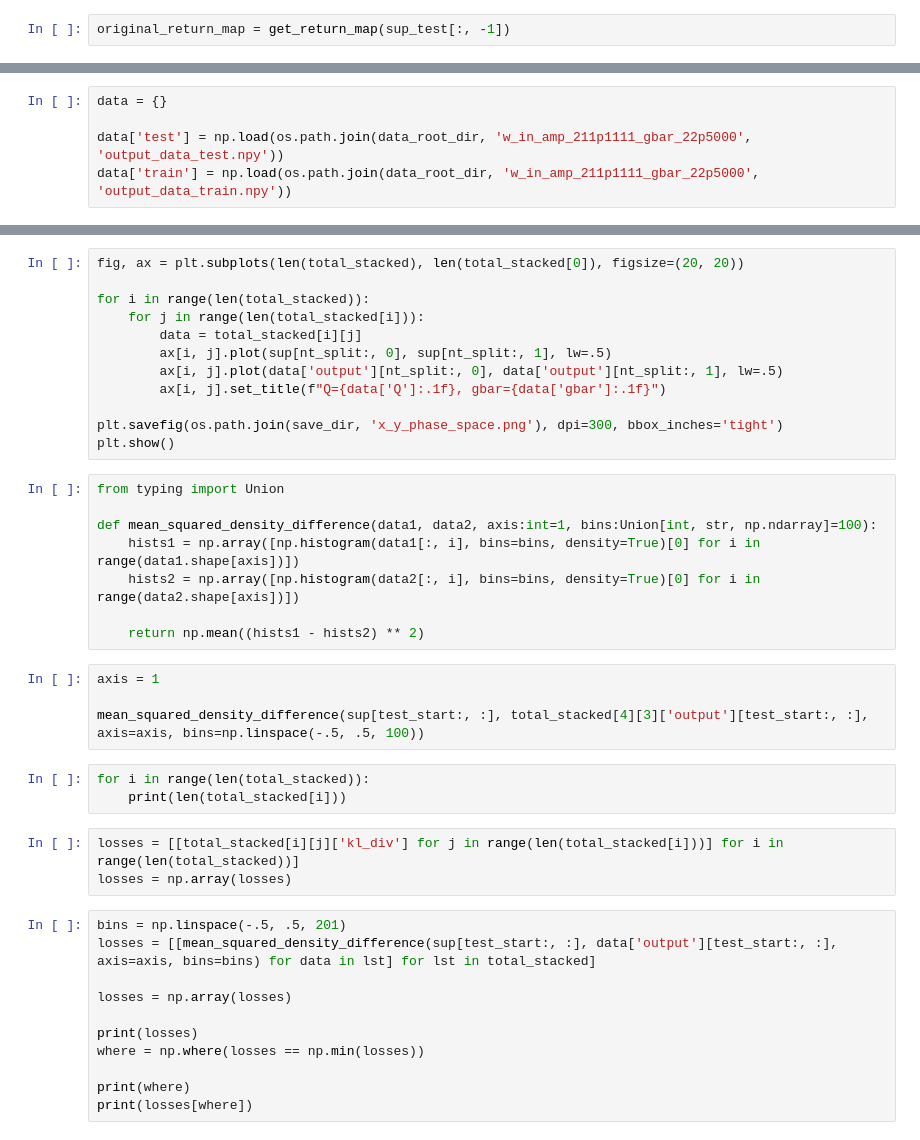
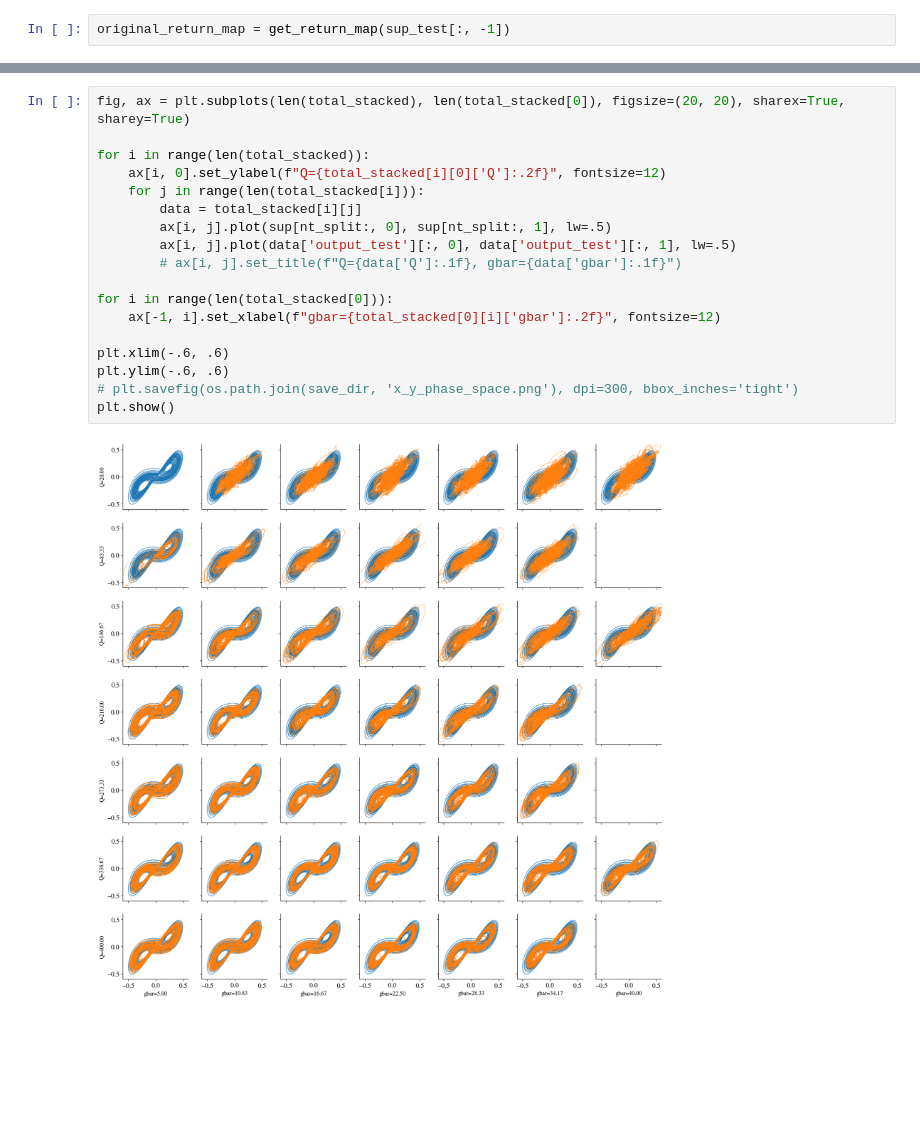
Before and after one commit to themahani/ml_force_research, a Jupyter notebook: hpc/visualize_data.ipynb, the cells around one changed output, grey strips where cells are left out. Saved outputs shown, nothing was run; the diff lists cells and outputs as text; blank space fills up the shorter version.

```diff
--- a/hpc/visualize_data.ipynb
+++ b/hpc/visualize_data.ipynb
@@ -253,5 +270,0 @@ ValueError: setting an array element with a sequence. The requested array has an
-# %%
-data = {}
-
-data['test'] = np.load(os.path.join(data_root_dir, 'w_in_amp_211p1111_gbar_22p5000', 'output_data_test.npy'))
-data['train'] = np.load(os.path.join(data_root_dir, 'w_in_amp_211p1111_gbar_22p5000', 'output_data_train.npy'))
@@ -263,41 +315,20 @@ plt.show()
 # %%
-fig, ax = plt.subplots(len(total_stacked), len(total_stacked[0]), figsize=(20, 20))
+fig, ax = plt.subplots(len(total_stacked), len(total_stacked[0]), figsize=(20, 20), sharex=True, sharey=True)
 
 for i in range(len(total_stacked)):
+    ax[i, 0].set_ylabel(f"Q={total_stacked[i][0]['Q']:.2f}", fontsize=12)
     for j in range(len(total_stacked[i])):
         data = total_stacked[i][j]
         ax[i, j].plot(sup[nt_split:, 0], sup[nt_split:, 1], lw=.5)
-        ax[i, j].plot(data['output'][nt_split:, 0], data['output'][nt_split:, 1], lw=.5)
-        ax[i, j].set_title(f"Q={data['Q']:.1f}, gbar={data['gbar']:.1f}")
+        ax[i, j].plot(data['output_test'][:, 0], data['output_test'][:, 1], lw=.5)
+        # ax[i, j].set_title(f"Q={data['Q']:.1f}, gbar={data['gbar']:.1f}")
 
-plt.savefig(os.path.join(save_dir, 'x_y_phase_space.png'), dpi=300, bbox_inches='tight')
+for i in range(len(total_stacked[0])):
+    ax[-1, i].set_xlabel(f"gbar={total_stacked[0][i]['gbar']:.2f}", fontsize=12)
+
+plt.xlim(-.6, .6)
+plt.ylim(-.6, .6)
+# plt.savefig(os.path.join(save_dir, 'x_y_phase_space.png'), dpi=300, bbox_inches='tight')
 plt.show()
+# %% [output]
+[figure, added]
-# %%
-from typing import Union
-
-def mean_squared_density_difference(data1, data2, axis:int=1, bins:Union[int, str, np.ndarray]=100):
-    hists1 = np.array([np.histogram(data1[:, i], bins=bins, density=True)[0] for i in range(data1.shape[axis])])
-    hists2 = np.array([np.histogram(data2[:, i], bins=bins, density=True)[0] for i in range(data2.shape[axis])])
-
-    return np.mean((hists1 - hists2) ** 2)
-# %%
-axis = 1
-
-mean_squared_density_difference(sup[test_start:, :], total_stacked[4][3]['output'][test_start:, :], axis=axis, bins=np.linspace(-.5, .5, 100))
-# %%
-for i in range(len(total_stacked)):
-    print(len(total_stacked[i]))
-# %%
-losses = [[total_stacked[i][j]['kl_div'] for j in range(len(total_stacked[i]))] for i in range(len(total_stacked))]
-losses = np.array(losses)
-# %%
-bins = np.linspace(-.5, .5, 201)
-losses = [[mean_squared_density_difference(sup[test_start:, :], data['output'][test_start:, :], axis=axis, bins=bins) for data in lst] for lst in total_stacked]
-
-losses = np.array(losses)
-
-print(losses)
-where = np.where(losses == np.min(losses))
-
-print(where)
-print(losses[where])
```
Also changed, not shown: parts of 18 cells of this notebook.
